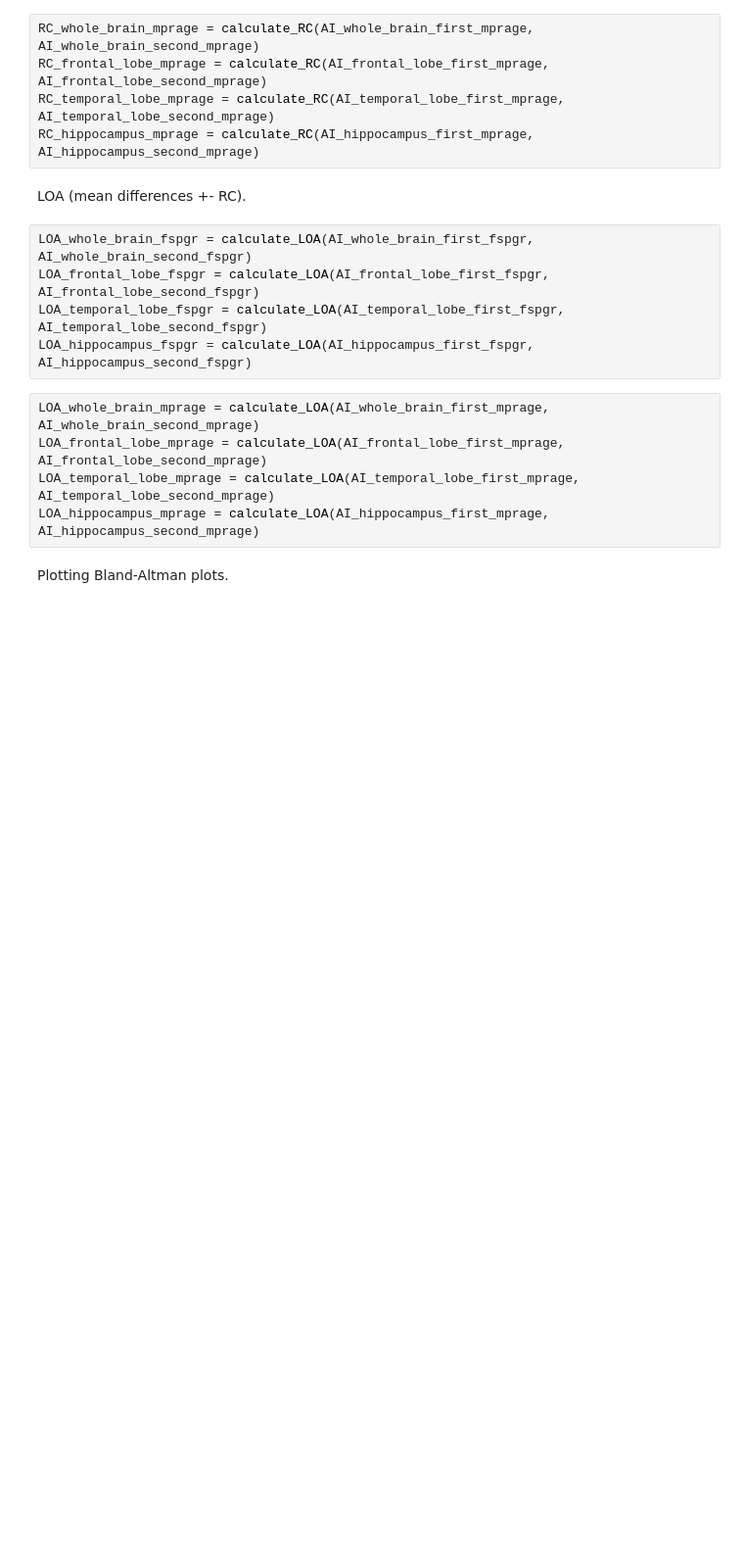
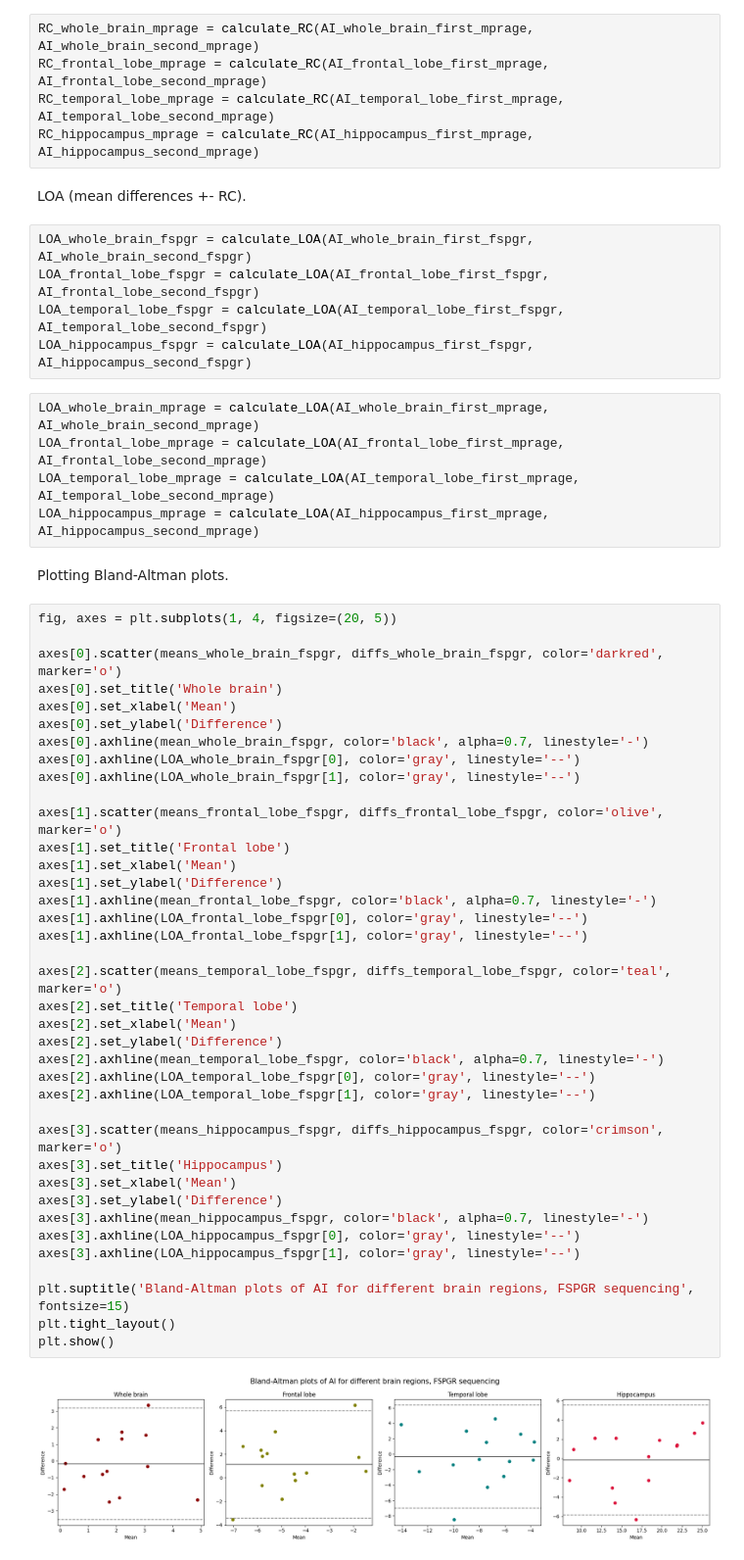
Before and after one commit to Crtox/asymmetryAD, a Jupyter notebook: code/test_retest.ipynb, the cells around one changed output. Shown at 98% size. Saved outputs shown, nothing was run; the diff lists cells and outputs as text; blank space fills up the shorter version.

Commit message:
bland-altman

```diff
--- a/code/test_retest.ipynb
+++ b/code/test_retest.ipynb
@@ -614,3 +614,43 @@ LOA_temporal_lobe_mprage = calculate_LOA(AI_temporal_lobe_first_mprage, AI_tempo
 LOA_hippocampus_mprage = calculate_LOA(AI_hippocampus_first_mprage, AI_hippocampus_second_mprage)
 # %% [markdown]
 Plotting Bland-Altman plots.
+# %%
+fig, axes = plt.subplots(1, 4, figsize=(20, 5))
+
+axes[0].scatter(means_whole_brain_fspgr, diffs_whole_brain_fspgr, color='darkred', marker='o')
+axes[0].set_title('Whole brain')
+axes[0].set_xlabel('Mean')
+axes[0].set_ylabel('Difference')
+axes[0].axhline(mean_whole_brain_fspgr, color='black', alpha=0.7, linestyle='-')
+axes[0].axhline(LOA_whole_brain_fspgr[0], color='gray', linestyle='--')
+axes[0].axhline(LOA_whole_brain_fspgr[1], color='gray', linestyle='--')
+
+axes[1].scatter(means_frontal_lobe_fspgr, diffs_frontal_lobe_fspgr, color='olive', marker='o')
+axes[1].set_title('Frontal lobe')
+axes[1].set_xlabel('Mean')
+axes[1].set_ylabel('Difference')
+axes[1].axhline(mean_frontal_lobe_fspgr, color='black', alpha=0.7, linestyle='-')
+axes[1].axhline(LOA_frontal_lobe_fspgr[0], color='gray', linestyle='--')
+axes[1].axhline(LOA_frontal_lobe_fspgr[1], color='gray', linestyle='--')
+
+axes[2].scatter(means_temporal_lobe_fspgr, diffs_temporal_lobe_fspgr, color='teal', marker='o')
+axes[2].set_title('Temporal lobe')
+axes[2].set_xlabel('Mean')
+axes[2].set_ylabel('Difference')
+axes[2].axhline(mean_temporal_lobe_fspgr, color='black', alpha=0.7, linestyle='-')
+axes[2].axhline(LOA_temporal_lobe_fspgr[0], color='gray', linestyle='--')
+axes[2].axhline(LOA_temporal_lobe_fspgr[1], color='gray', linestyle='--')
+
+axes[3].scatter(means_hippocampus_fspgr, diffs_hippocampus_fspgr, color='crimson', marker='o')
+axes[3].set_title('Hippocampus')
+axes[3].set_xlabel('Mean')
+axes[3].set_ylabel('Difference')
+axes[3].axhline(mean_hippocampus_fspgr, color='black', alpha=0.7, linestyle='-')
+axes[3].axhline(LOA_hippocampus_fspgr[0], color='gray', linestyle='--')
+axes[3].axhline(LOA_hippocampus_fspgr[1], color='gray', linestyle='--')
+
+plt.suptitle('Bland-Altman plots of AI for different brain regions, FSPGR sequencing', fontsize=15)
+plt.tight_layout()
+plt.show()
+# %% [output]
+[figure, added]
```
Also changed, not shown: parts of 1 cell of this notebook, 1 other file.
